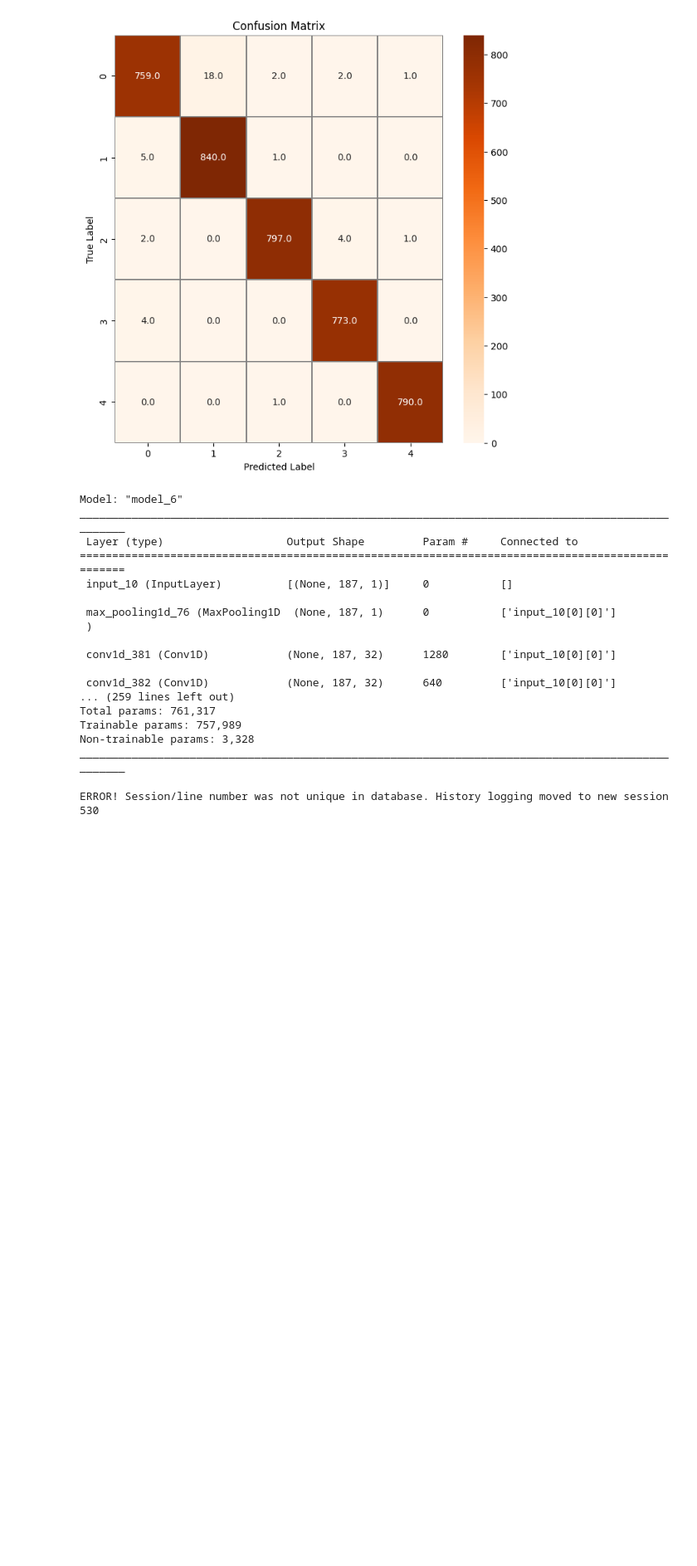
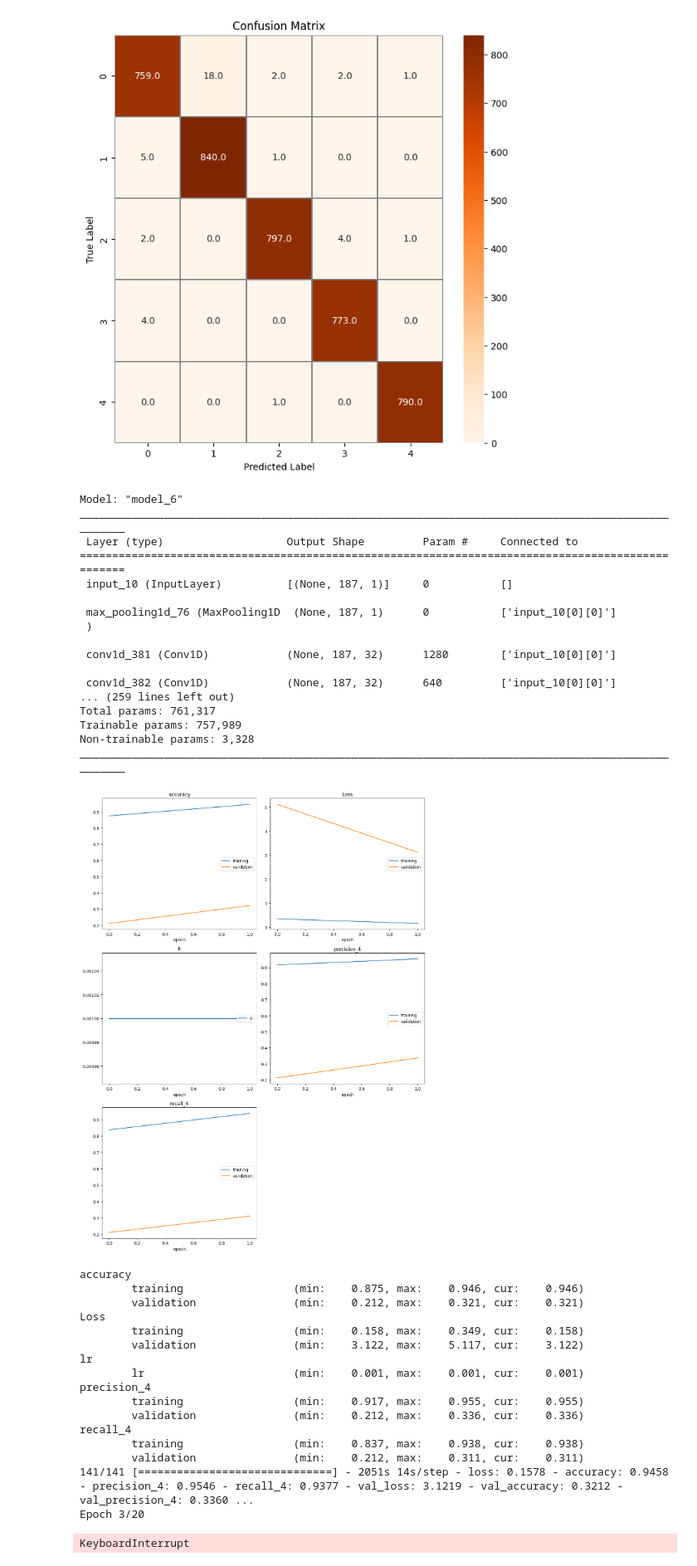
Before and after one commit to Anik85/ECG-cardio-Heartbeat-signal-classificatipon, a Jupyter notebook: cnn update.ipynb, the cells around one changed output. Shown: that part at 83% size. Cells and saved outputs as stored; diff of their text form; code cells hidden in the pictures; blank space fills up the shorter version.

```diff
--- a/cnn update.ipynb
+++ b/cnn update.ipynb
@@ -312,7 +312,7 @@ plt.show()
 125/125 [==============================] - 4s 21ms/step
 [figure]
 # %%
-'''class Classifier_INCEPTION:
+class Classifier_INCEPTION:
     def __init__(self, weights_directory, input_shape, nb_classes, verbose=False, build=True, batch_size=64,
                  nb_filters=32, use_residual=True, use_bottleneck=True, depth=10, kernel_size=41, nb_epochs=20):
         self.weights_directory = weights_directory
@@ -430,14 +430,14 @@ plt.show()
         duration = time.time() - start_time
         keras.backend.clear_session()
         print("Model take {} S to train ".format(duration))
-        return hist '''
+        return hist
 # %%
-'''Classes_index = {
+Classes_index = {
     'N': 0,
     'S': 1,
     'V': 2,
     'F': 3,
     'Q': 4
-}'''
+}
 # %%
 
@@ -473,8 +471,25 @@ Trainable params: 757,989
 Non-trainable params: 3,328
 __________________________________________________________________________________________________
 # %%
-#import time
-#history = inception.fit(X_train, y_train, X_test, y_test)
+import time
+history = inception.fit(X_train, y_train, X_test, y_test)
 # %% [output]
+[figure, added]
-ERROR! Session/line number was not unique in database. History logging moved to new session 530
+accuracy
+        training                 (min:    0.875, max:    0.946, cur:    0.946)
+        validation               (min:    0.212, max:    0.321, cur:    0.321)
+Loss
+        training                 (min:    0.158, max:    0.349, cur:    0.158)
+        validation               (min:    3.122, max:    5.117, cur:    3.122)
+lr
+        lr                       (min:    0.001, max:    0.001, cur:    0.001)
+precision_4
+        training                 (min:    0.917, max:    0.955, cur:    0.955)
+        validation               (min:    0.212, max:    0.336, cur:    0.336)
+recall_4
+        training                 (min:    0.837, max:    0.938, cur:    0.938)
+        validation               (min:    0.212, max:    0.311, cur:    0.311)
+141/141 [==============================] - 2051s 14s/step - loss: 0.1578 - accuracy: 0.9458 - precision_4: 0.9546 - recall_4: 0.9377 - val_loss: 3.1219 - val_accuracy: 0.3212 - val_precision_4: 0.3360 ...
+Epoch 3/20
+KeyboardInterrupt
 # %%
```
Also changed, not shown: parts of 2 cells of this notebook.
